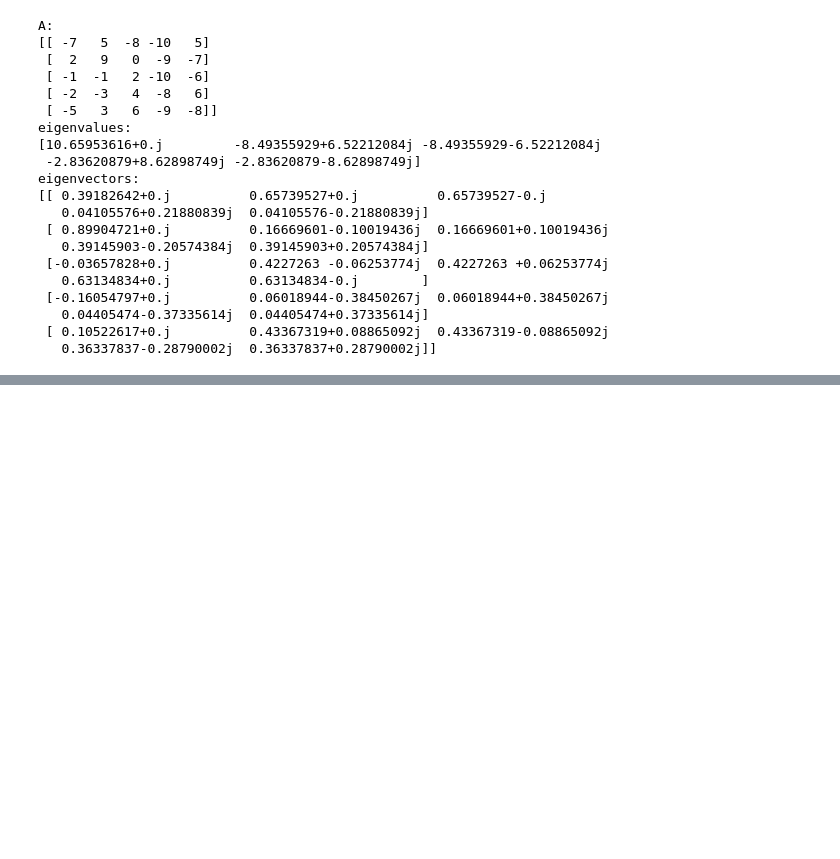
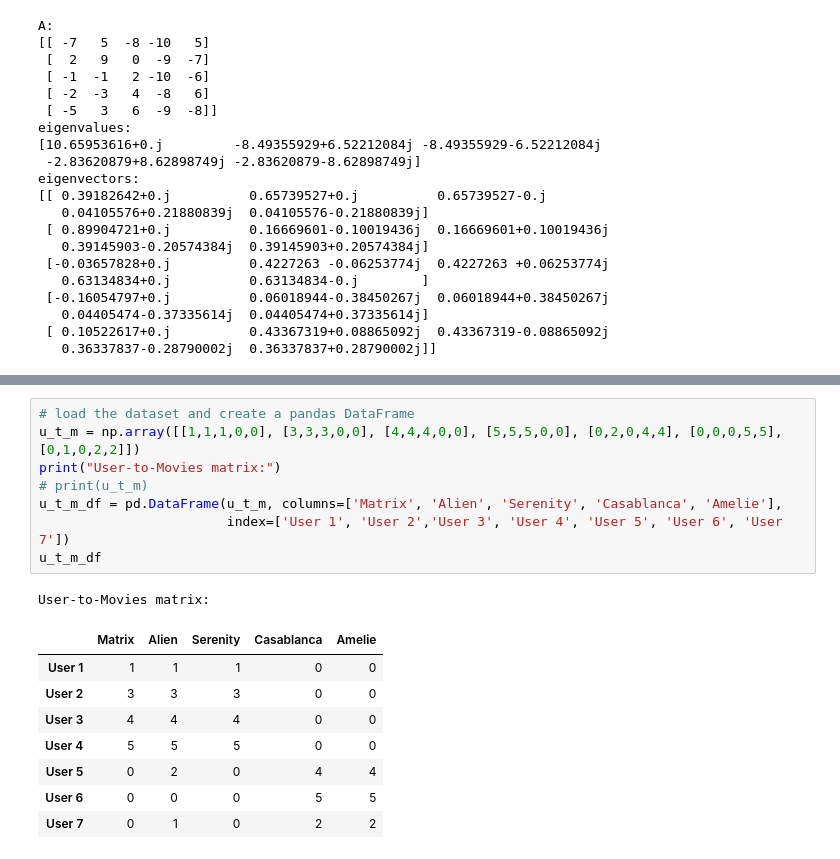
Before and after one commit to taldatech/cs236756-intro-to-ml, a Jupyter notebook: cs236756_tutorial_03_linear_algebra.ipynb, the cells around one changed output, grey strips where cells are left out. Saved outputs shown, nothing was run; the diff lists cells and outputs as text; blank space fills up the shorter version.

```diff
--- a/cs236756_tutorial_03_linear_algebra.ipynb
+++ b/cs236756_tutorial_03_linear_algebra.ipynb
@@ -520,0 +558,18 @@ eigenvectors:
+# %%
+# load the dataset and create a pandas DataFrame
+u_t_m = np.array([[1,1,1,0,0], [3,3,3,0,0], [4,4,4,0,0], [5,5,5,0,0], [0,2,0,4,4], [0,0,0,5,5], [0,1,0,2,2]])
+print("User-to-Movies matrix:")
+# print(u_t_m)
+u_t_m_df = pd.DataFrame(u_t_m, columns=['Matrix', 'Alien', 'Serenity', 'Casablanca', 'Amelie'],
+                        index=['User 1', 'User 2','User 3', 'User 4', 'User 5', 'User 6', 'User 7'])
+u_t_m_df
+# %% [output]
+User-to-Movies matrix:
+|  | Matrix | Alien | Serenity | Casablanca | Amelie |
+| User 1 | 1 | 1 | 1 | 0 | 0 |
+| User 2 | 3 | 3 | 3 | 0 | 0 |
+| User 3 | 4 | 4 | 4 | 0 | 0 |
+| User 4 | 5 | 5 | 5 | 0 | 0 |
+| User 5 | 0 | 2 | 0 | 4 | 4 |
+| User 6 | 0 | 0 | 0 | 5 | 5 |
+| User 7 | 0 | 1 | 0 | 2 | 2 |
```
Also changed, not shown: parts of 3 cells of this notebook, 7 other files.
